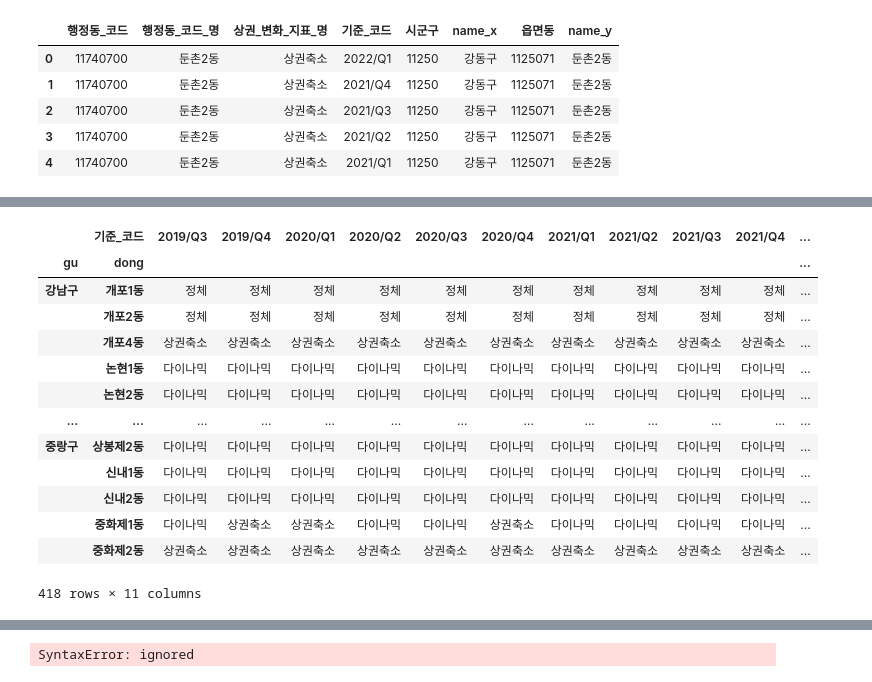
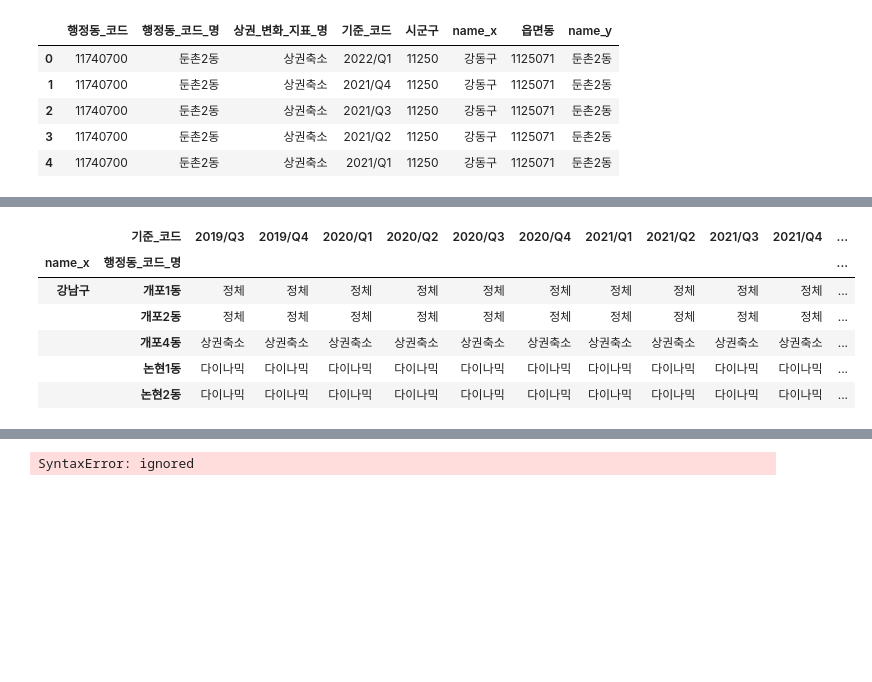
Before and after one commit to YongWanJin/KDTteam5_semiproject, a Jupyter notebook: code/상권변화지표_행정동별.ipynb, the cells around one changed output, grey strips where cells are left out. Drawn from its saved outputs; the diff is of its cells as text; code cells hidden in the pictures; blank space fills up the shorter version.

```diff
--- a/code/상권변화지표_행정동별.ipynb
+++ b/code/상권변화지표_행정동별.ipynb
@@ -114,7 +99,6 @@ sin.sort_values(by='행정동_코드', ascending=False)
 | 516 | 11620685 | 신사동 | 다이나믹 | 2021/Q4 |
 | 4332 | 11620685 | 신사동 | 다이나믹 | 2019/Q3 |
 # %%
-#행정동코드명의 겹치는 신사동 이름변경 필요 >> 실제 데이터는 수정되지 않는 문제 해결 필요
-data = biz_area_chg.copy()
-sin = data.loc[(data['행정동_코드_명']=='신사동')&(data['행정동_코드']=='11680510')]
-sin.replace('신사동', '신사동(관악구)')
+#행정동코드명의 겹치는 신사동 이름변경
+for i in biz_area_chg[(biz_area_chg['행정동_코드_명']=='신사동')&(biz_area_chg['행정동_코드']=='11680510')].index:
+  biz_area_chg.at[i, '행정동_코드_명'] = '신사동(관악구)'
@@ -301,18 +237,12 @@ memory usage: 324.1+ KB
-# %%
-biz_pivot2 = biz_loc.pivot(index=['gu','dong'], columns='기준_코드', values='상권_변화_지표_명')
-biz_pivot2
-# %% [output]
-|  | 기준_코드 | 2019/Q3 | 2019/Q4 | 2020/Q1 | 2020/Q2 | 2020/Q3 | 2020/Q4 | 2021/Q1 | 2021/Q2 | 2021/Q3 | 2021/Q4 | ... |
-| gu | dong |  |  |  |  |  |  |  |  |  |  | ... |
-| 강남구 | 개포1동 | 정체 | 정체 | 정체 | 정체 | 정체 | 정체 | 정체 | 정체 | 정체 | 정체 | ... |
-|  | 개포2동 | 정체 | 정체 | 정체 | 정체 | 정체 | 정체 | 정체 | 정체 | 정체 | 정체 | ... |
-|  | 개포4동 | 상권축소 | 상권축소 | 상권축소 | 상권축소 | 상권축소 | 상권축소 | 상권축소 | 상권축소 | 상권축소 | 상권축소 | ... |
-|  | 논현1동 | 다이나믹 | 다이나믹 | 다이나믹 | 다이나믹 | 다이나믹 | 다이나믹 | 다이나믹 | 다이나믹 | 다이나믹 | 다이나믹 | ... |
-|  | 논현2동 | 다이나믹 | 다이나믹 | 다이나믹 | 다이나믹 | 다이나믹 | 다이나믹 | 다이나믹 | 다이나믹 | 다이나믹 | 다이나믹 | ... |
-| ... | ... | ... | ... | ... | ... | ... | ... | ... | ... | ... | ... | ... |
-| 중랑구 | 상봉제2동 | 다이나믹 | 다이나믹 | 다이나믹 | 다이나믹 | 다이나믹 | 다이나믹 | 다이나믹 | 다이나믹 | 다이나믹 | 다이나믹 | ... |
-|  | 신내1동 | 다이나믹 | 다이나믹 | 다이나믹 | 다이나믹 | 다이나믹 | 다이나믹 | 다이나믹 | 다이나믹 | 다이나믹 | 다이나믹 | ... |
-|  | 신내2동 | 다이나믹 | 다이나믹 | 다이나믹 | 다이나믹 | 다이나믹 | 다이나믹 | 다이나믹 | 다이나믹 | 다이나믹 | 다이나믹 | ... |
-|  | 중화제1동 | 다이나믹 | 상권축소 | 상권축소 | 다이나믹 | 다이나믹 | 상권축소 | 다이나믹 | 다이나믹 | 다이나믹 | 다이나믹 | ... |
-|  | 중화제2동 | 상권축소 | 상권축소 | 상권축소 | 상권축소 | 상권축소 | 상권축소 | 상권축소 | 상권축소 | 상권축소 | 상권축소 | ... |
-418 rows × 11 columns
+# %%
+#다중 인덱스(구&동 분류)로 데이터 재구조화
+biz_pivot = biz_loc.pivot(index=['name_x','행정동_코드_명'], columns='기준_코드', values='상권_변화_지표_명')
+biz_pivot.head()
+# %% [output]
+|  | 기준_코드 | 2019/Q3 | 2019/Q4 | 2020/Q1 | 2020/Q2 | 2020/Q3 | 2020/Q4 | 2021/Q1 | 2021/Q2 | 2021/Q3 | 2021/Q4 | ... |
+| name_x | 행정동_코드_명 |  |  |  |  |  |  |  |  |  |  | ... |
+| 강남구 | 개포1동 | 정체 | 정체 | 정체 | 정체 | 정체 | 정체 | 정체 | 정체 | 정체 | 정체 | ... |
+|  | 개포2동 | 정체 | 정체 | 정체 | 정체 | 정체 | 정체 | 정체 | 정체 | 정체 | 정체 | ... |
+|  | 개포4동 | 상권축소 | 상권축소 | 상권축소 | 상권축소 | 상권축소 | 상권축소 | 상권축소 | 상권축소 | 상권축소 | 상권축소 | ... |
+|  | 논현1동 | 다이나믹 | 다이나믹 | 다이나믹 | 다이나믹 | 다이나믹 | 다이나믹 | 다이나믹 | 다이나믹 | 다이나믹 | 다이나믹 | ... |
+|  | 논현2동 | 다이나믹 | 다이나믹 | 다이나믹 | 다이나믹 | 다이나믹 | 다이나믹 | 다이나믹 | 다이나믹 | 다이나믹 | 다이나믹 | ... |
```
Also changed, not shown: parts of 19 cells of this notebook.
